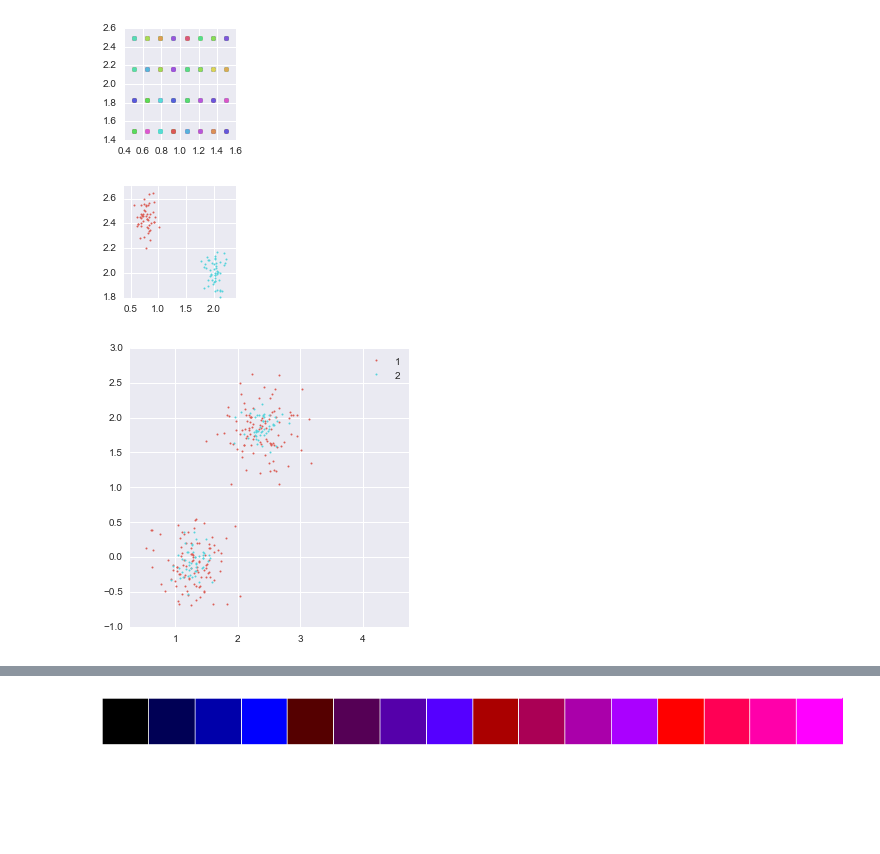
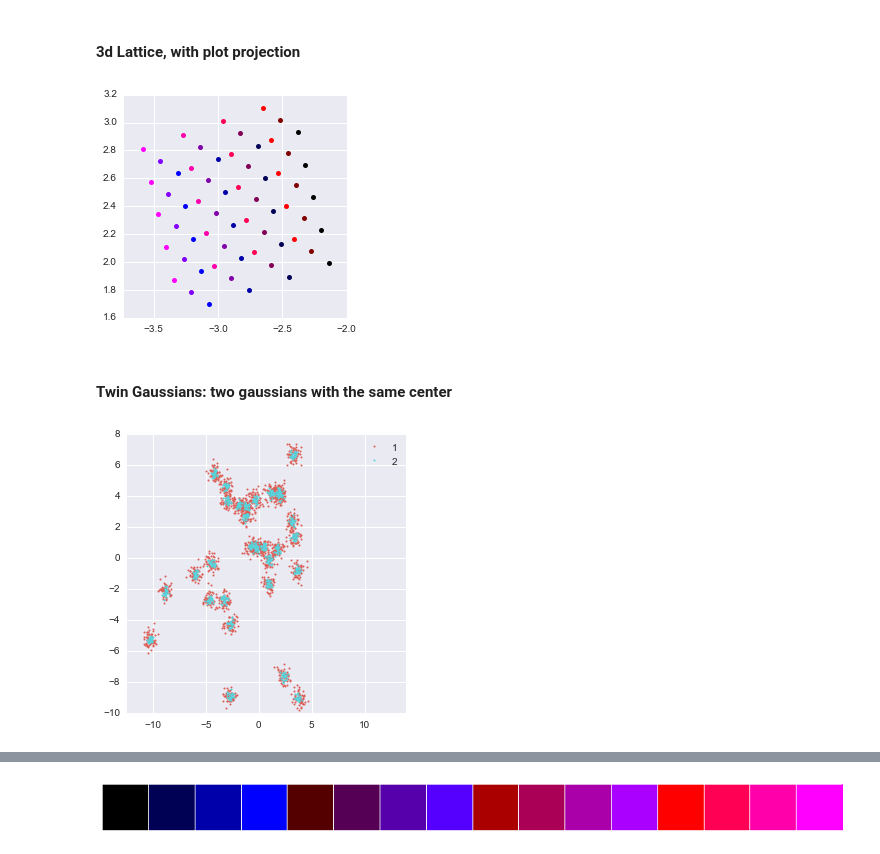
Before and after one commit to tp-nscan/SharedIpynb, a Jupyter notebook: GaussianHd.ipynb, the cells around one changed output, grey strips where cells are left out. Saved outputs shown, nothing was run; the diff lists cells and outputs as text; code cells hidden in the pictures; blank space fills up the shorter version.

Commit message:
nested grid create and display

```diff
--- a/GaussianHd.ipynb
+++ b/GaussianHd.ipynb
@@ -18,0 +30,5 @@ resl2 = trvPlt.PlotTrvs(l2, figsize=(2,2))
+# %%
+x_steps = 3
+y_steps = 4
+z_steps = 5
+dim = 20
@@ -19,21 +54,36 @@ resl2 = trvPlt.PlotTrvs(l2, figsize=(2,2))
+# %% [markdown]
+#### 3d Lattice, with plot projection
 # %%
-l3 = trv.d3Lattice(steps1=8, steps2=4, steps3=6)
-resl3 = trvPlt.PlotTrvs(l3, figsize=(2,2), markersize=5)
+l3 = trv.d3Lattice(steps1=x_steps, steps2=y_steps, steps3=z_steps)
+resl3 = trvPlt.PlotTrvsGrid(l3,
+                            figsize=(4,4),
+                            span_x=x_steps,
+                            span_y=y_steps,
+                            markersize=5,
+                            proj_matrix=bm.randOrthoNormalMatrix(3),
+                            tag_extractor=lambda x: x[1])
 # %% [output]
-[figure, old version]
+[figure, new version]
-# %%
-q = trv.Gaussians()
-tcvG = trv.Gaussians(center=q,
-                     num_points=50,
-                     covMatrix=np.matrix(np.diag([.01] * 2)))
-resG = trvPlt.PlotTrvs(tcvG, figsize=(2,2), markersize=2, tag_extractor=lambda x: x[0])
-# %% [output]
-[figure, removed]
+# %% [markdown]
+#### Twin Gaussians: two gaussians with the same center
 # %%
-q = trv.Gaussians(covMatrix=np.matrix(np.diag([5.] * 2)))
-tcvG = trv.GaussianTwins(center=q, num_points1=100, num_points2=50)
-resG = trvPlt.PlotTrvs(tcvG, figsize=(5,5),
-                       markersize=2, tag_extractor=lambda x: x[0],
-                       showLegend=True)
+dim = 15
+q = trv.Gaussians(
+    center=trv.Single(vec=np.array([0] * dim), tag='.'),
+    covMatrix=np.matrix(np.diag([15.] * dim)),
+    num_points=30)
+tcvG = trv.GaussianTwins(
+    center=q,
+    covMatrix1=np.matrix(np.diag([.1] * dim)),
+    covMatrix2=np.matrix(np.diag([0.025] * dim)),
+    num_points1=60,
+    num_points2=30)
+resG = trvPlt.PlotTrvs(
+                tcvG,
+                figsize=(5,5),
+                markersize=2,
+                proj_matrix=bm.randOrthoNormalMatrix(dim),
+                tag_extractor=lambda x: x[0],
+                showLegend=True)
 # %% [output]
-[figure, old version]
+[figure, new version]
```
Also changed, not shown: parts of 12 cells of this notebook, 3 other files.
